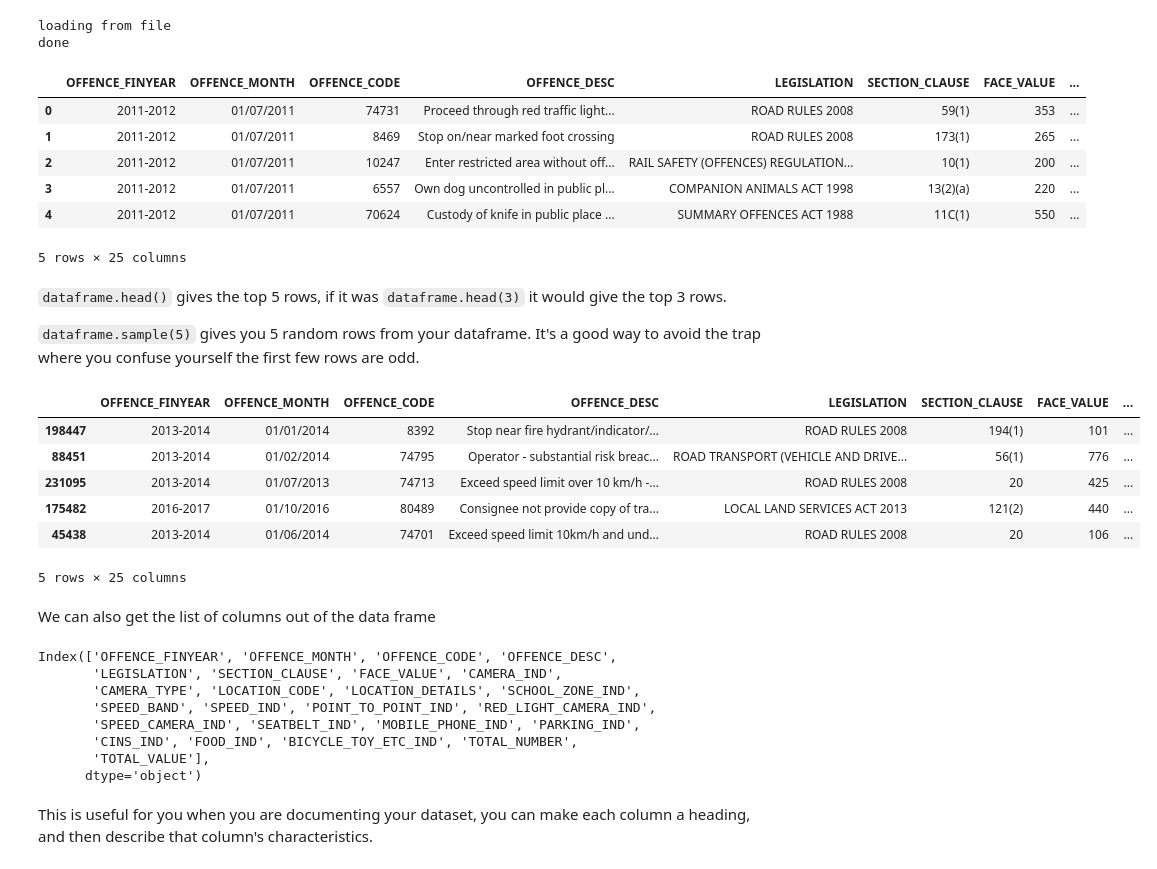
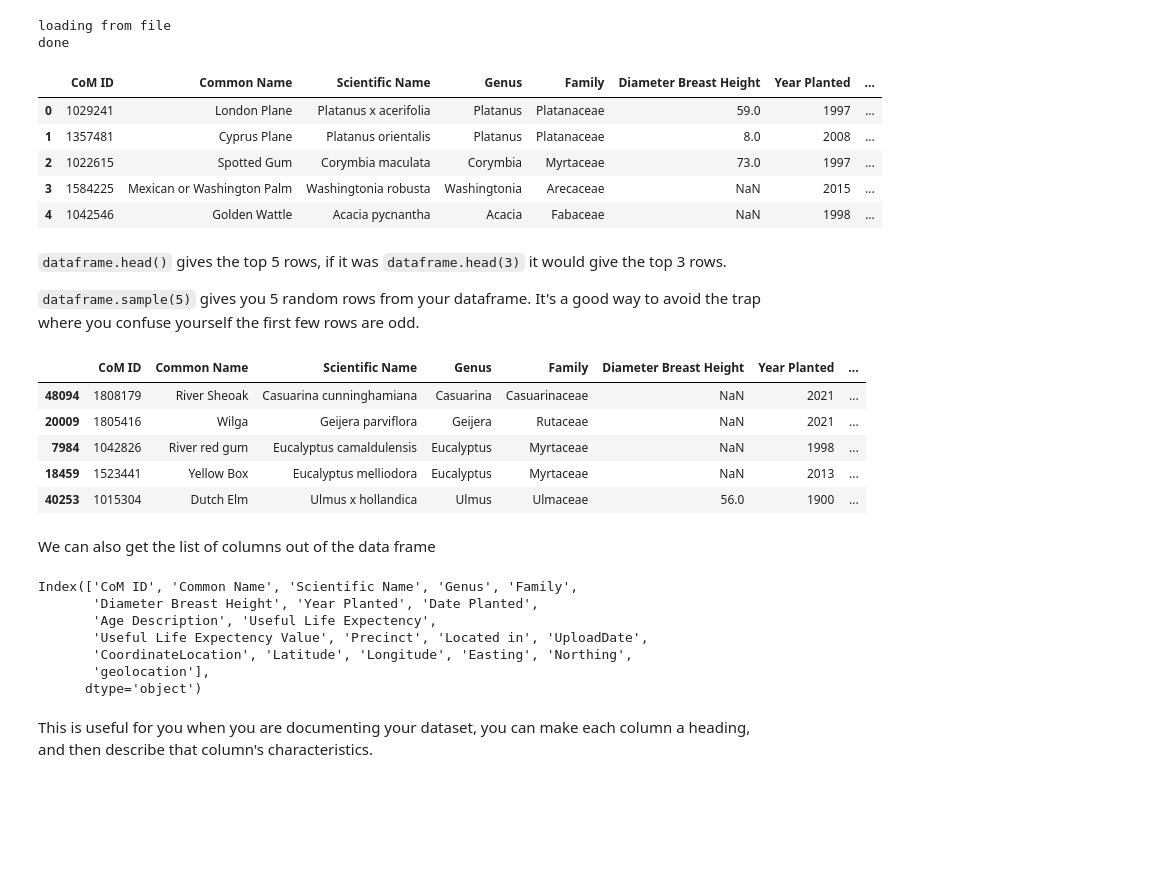
Before and after one commit to YienYan/tree_data, a Jupyter notebook: basic_pandas.ipynb, the cells around one changed output. Saved outputs shown, nothing was run; the diff lists cells and outputs as text; code cells hidden in the pictures; blank space fills up the shorter version.

```diff
--- a/basic_pandas.ipynb
+++ b/basic_pandas.ipynb
@@ -28,54 +28,51 @@ Let's check to see if we've already downloaded the data. It's a big file, so we
 
 Pandas is pretty smart, it can get data from the internet just as easily as from the file system, it just takes a bit longer.
 # %%
-if os.path.isfile("penalty_data_set_0.csv"):
-    filepath = "penalty_data_set_0.csv"
+if os.path.isfile("trees-with-species-and-dimensions-urban-forest.csv"):
+    filepath = "trees-with-species-and-dimensions-urban-forest.csv"
     print("loading from file")
 else:
     filepath = "http://www.osr.nsw.gov.au/sites/default/files/file_manager/penalty_data_set_0.csv"
     print("loading from the internet")
 
-penalty_data = pd.read_csv(filepath)
+tree_data = pd.read_csv(filepath)
 print("done")
 # %% [output]
 loading from file
 done
 # %%
-penalty_data.head()
+tree_data.head()
 # %% [output]
-|  | OFFENCE_FINYEAR | OFFENCE_MONTH | OFFENCE_CODE | OFFENCE_DESC | LEGISLATION | SECTION_CLAUSE | FACE_VALUE | ... |
-| 0 | 2011-2012 | 01/07/2011 | 74731 | Proceed through red traffic light... | ROAD RULES 2008 | 59(1) | 353 | ... |
-| 1 | 2011-2012 | 01/07/2011 | 8469 | Stop on/near marked foot crossing | ROAD RULES 2008 | 173(1) | 265 | ... |
-| 2 | 2011-2012 | 01/07/2011 | 10247 | Enter restricted area without off... | RAIL SAFETY (OFFENCES) REGULATION... | 10(1) | 200 | ... |
-| 3 | 2011-2012 | 01/07/2011 | 6557 | Own dog uncontrolled in public pl... | COMPANION ANIMALS ACT 1998 | 13(2)(a) | 220 | ... |
-| 4 | 2011-2012 | 01/07/2011 | 70624 | Custody of knife in public place ... | SUMMARY OFFENCES ACT 1988 | 11C(1) | 550 | ... |
+|  | CoM ID | Common Name | Scientific Name | Genus | Family | Diameter Breast Height | Year Planted | ... |
+| 0 | 1029241 | London Plane | Platanus x acerifolia | Platanus | Platanaceae | 59.0 | 1997 | ... |
+| 1 | 1357481 | Cyprus Plane | Platanus orientalis | Platanus | Platanaceae | 8.0 | 2008 | ... |
+| 2 | 1022615 | Spotted Gum | Corymbia maculata | Corymbia | Myrtaceae | 73.0 | 1997 | ... |
+| 3 | 1584225 | Mexican or Washington Palm | Washingtonia robusta | Washingtonia | Arecaceae | NaN | 2015 | ... |
+| 4 | 1042546 | Golden Wattle | Acacia pycnantha | Acacia | Fabaceae | NaN | 1998 | ... |
-5 rows × 25 columns
 # %% [markdown]
 `dataframe.head()` gives the top 5 rows, if it was `dataframe.head(3)` it would give the top 3 rows.
 
 `dataframe.sample(5)` gives you 5 random rows from your dataframe. It's a good way to avoid the trap where you confuse yourself the first few rows are odd.
 # %%
-penalty_data.sample(5)
+tree_data.sample(5)
 # %% [output]
-|  | OFFENCE_FINYEAR | OFFENCE_MONTH | OFFENCE_CODE | OFFENCE_DESC | LEGISLATION | SECTION_CLAUSE | FACE_VALUE | ... |
-| 198447 | 2013-2014 | 01/01/2014 | 8392 | Stop near fire hydrant/indicator/... | ROAD RULES 2008 | 194(1) | 101 | ... |
-| 88451 | 2013-2014 | 01/02/2014 | 74795 | Operator - substantial risk breac... | ROAD TRANSPORT (VEHICLE AND DRIVE... | 56(1) | 776 | ... |
-| 231095 | 2013-2014 | 01/07/2013 | 74713 | Exceed speed limit over 10 km/h -... | ROAD RULES 2008 | 20 | 425 | ... |
-| 175482 | 2016-2017 | 01/10/2016 | 80489 | Consignee not provide copy of tra... | LOCAL LAND SERVICES ACT 2013 | 121(2) | 440 | ... |
-| 45438 | 2013-2014 | 01/06/2014 | 74701 | Exceed speed limit 10km/h and und... | ROAD RULES 2008 | 20 | 106 | ... |
+|  | CoM ID | Common Name | Scientific Name | Genus | Family | Diameter Breast Height | Year Planted | ... |
+| 48094 | 1808179 | River Sheoak | Casuarina cunninghamiana | Casuarina | Casuarinaceae | NaN | 2021 | ... |
+| 20009 | 1805416 | Wilga | Geijera parviflora | Geijera | Rutaceae | NaN | 2021 | ... |
+| 7984 | 1042826 | River red gum | Eucalyptus camaldulensis | Eucalyptus | Myrtaceae | NaN | 1998 | ... |
+| 18459 | 1523441 | Yellow Box | Eucalyptus melliodora | Eucalyptus | Myrtaceae | NaN | 2013 | ... |
+| 40253 | 1015304 | Dutch Elm | Ulmus x hollandica | Ulmus | Ulmaceae | 56.0 | 1900 | ... |
-5 rows × 25 columns
 # %% [markdown]
 We can also get the list of columns out of the data frame
 # %%
-penalty_data.columns
+tree_data.columns
 # %% [output]
-Index(['OFFENCE_FINYEAR', 'OFFENCE_MONTH', 'OFFENCE_CODE', 'OFFENCE_DESC',
-       'LEGISLATION', 'SECTION_CLAUSE', 'FACE_VALUE', 'CAMERA_IND',
-       'CAMERA_TYPE', 'LOCATION_CODE', 'LOCATION_DETAILS', 'SCHOOL_ZONE_IND',
-       'SPEED_BAND', 'SPEED_IND', 'POINT_TO_POINT_IND', 'RED_LIGHT_CAMERA_IND',
-       'SPEED_CAMERA_IND', 'SEATBELT_IND', 'MOBILE_PHONE_IND', 'PARKING_IND',
-       'CINS_IND', 'FOOD_IND', 'BICYCLE_TOY_ETC_IND', 'TOTAL_NUMBER',
-       'TOTAL_VALUE'],
+Index(['CoM ID', 'Common Name', 'Scientific Name', 'Genus', 'Family',
+       'Diameter Breast Height', 'Year Planted', 'Date Planted',
+       'Age Description', 'Useful Life Expectency',
+       'Useful Life Expectency Value', 'Precinct', 'Located in', 'UploadDate',
+       'CoordinateLocation', 'Latitude', 'Longitude', 'Easting', 'Northing',
+       'geolocation'],
       dtype='object')
 # %% [markdown]
 This is useful for you when you are documenting your dataset, you can make each column a heading, and then describe that column's characteristics.
```
Also changed, not shown: parts of 3 cells of this notebook.
